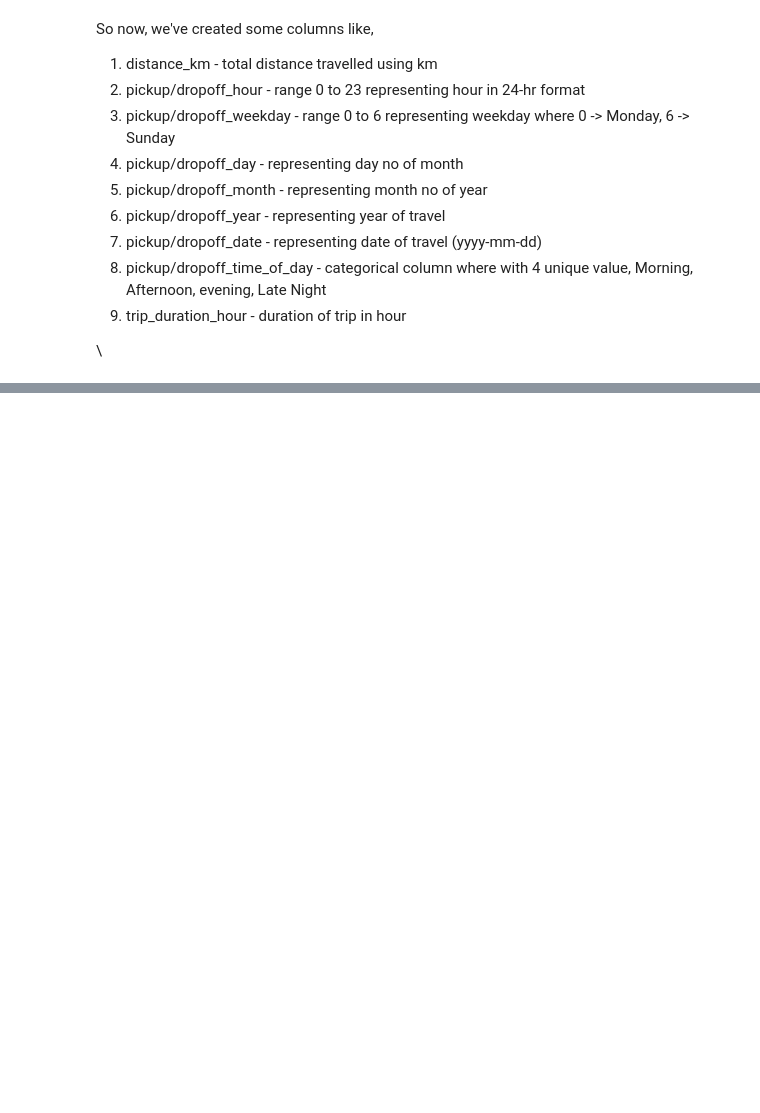
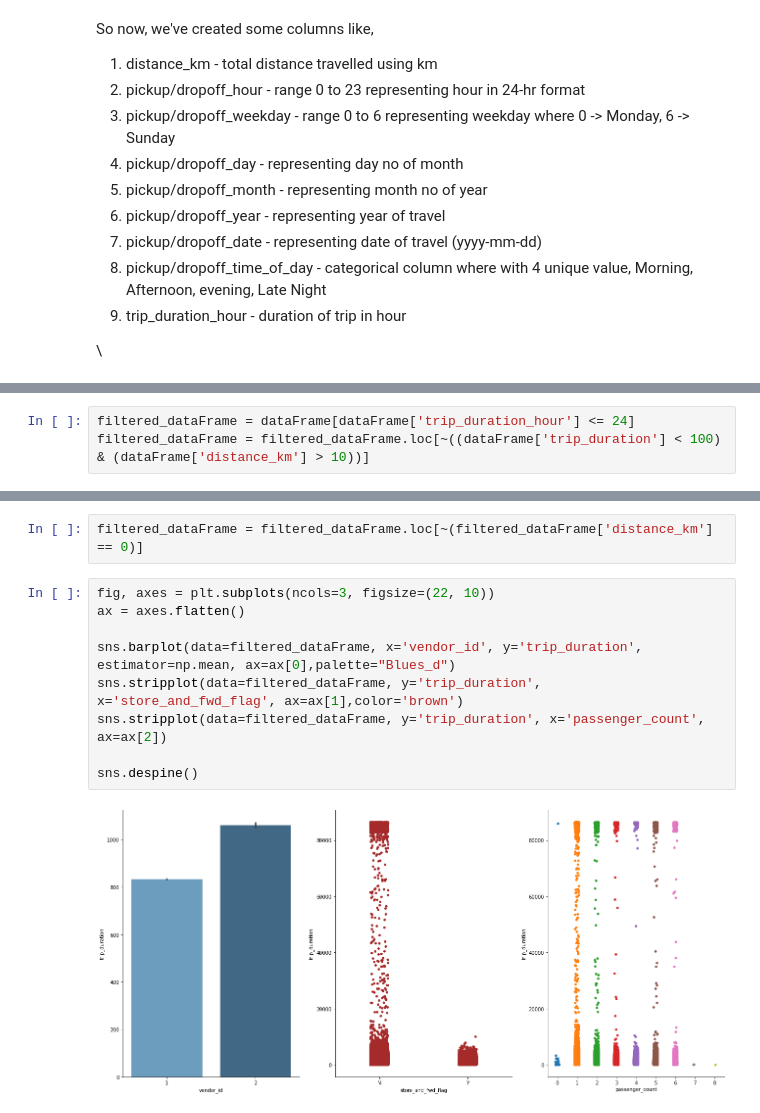
Before and after one commit to sdwaghmare1998/NYC-Taxi-Trip-Time-Prediction, a Jupyter notebook: NYC_Taxi_Trip_Time_Prediction_Capstone_Project_by_Saurabh_Waghmare.ipynb, the cells around one changed output, grey strips where cells are left out. Drawn from its saved outputs; the diff is of its cells as text; blank space fills up the shorter version.

```diff
--- a/NYC_Taxi_Trip_Time_Prediction_Capstone_Project_by_Saurabh_Waghmare.ipynb
+++ b/NYC_Taxi_Trip_Time_Prediction_Capstone_Project_by_Saurabh_Waghmare.ipynb
@@ -288,0 +314,3 @@ So now, we've created some columns like,
+# %%
+filtered_dataFrame = dataFrame[dataFrame['trip_duration_hour'] <= 24]
+filtered_dataFrame = filtered_dataFrame.loc[~((dataFrame['trip_duration'] < 100) & (dataFrame['distance_km'] > 10))]
@@ -288,0 +323,13 @@ So now, we've created some columns like,
+# %%
+filtered_dataFrame = filtered_dataFrame.loc[~(filtered_dataFrame['distance_km'] == 0)]
+# %%
+fig, axes = plt.subplots(ncols=3, figsize=(22, 10))
+ax = axes.flatten()
+
+sns.barplot(data=filtered_dataFrame, x='vendor_id', y='trip_duration', estimator=np.mean, ax=ax[0],palette="Blues_d")
+sns.stripplot(data=filtered_dataFrame, y='trip_duration', x='store_and_fwd_flag', ax=ax[1],color='brown')
+sns.stripplot(data=filtered_dataFrame, y='trip_duration', x='passenger_count', ax=ax[2])
+
+sns.despine()
+# %% [output]
+[figure, added]
```
Also changed, not shown: parts of 19 cells of this notebook.
